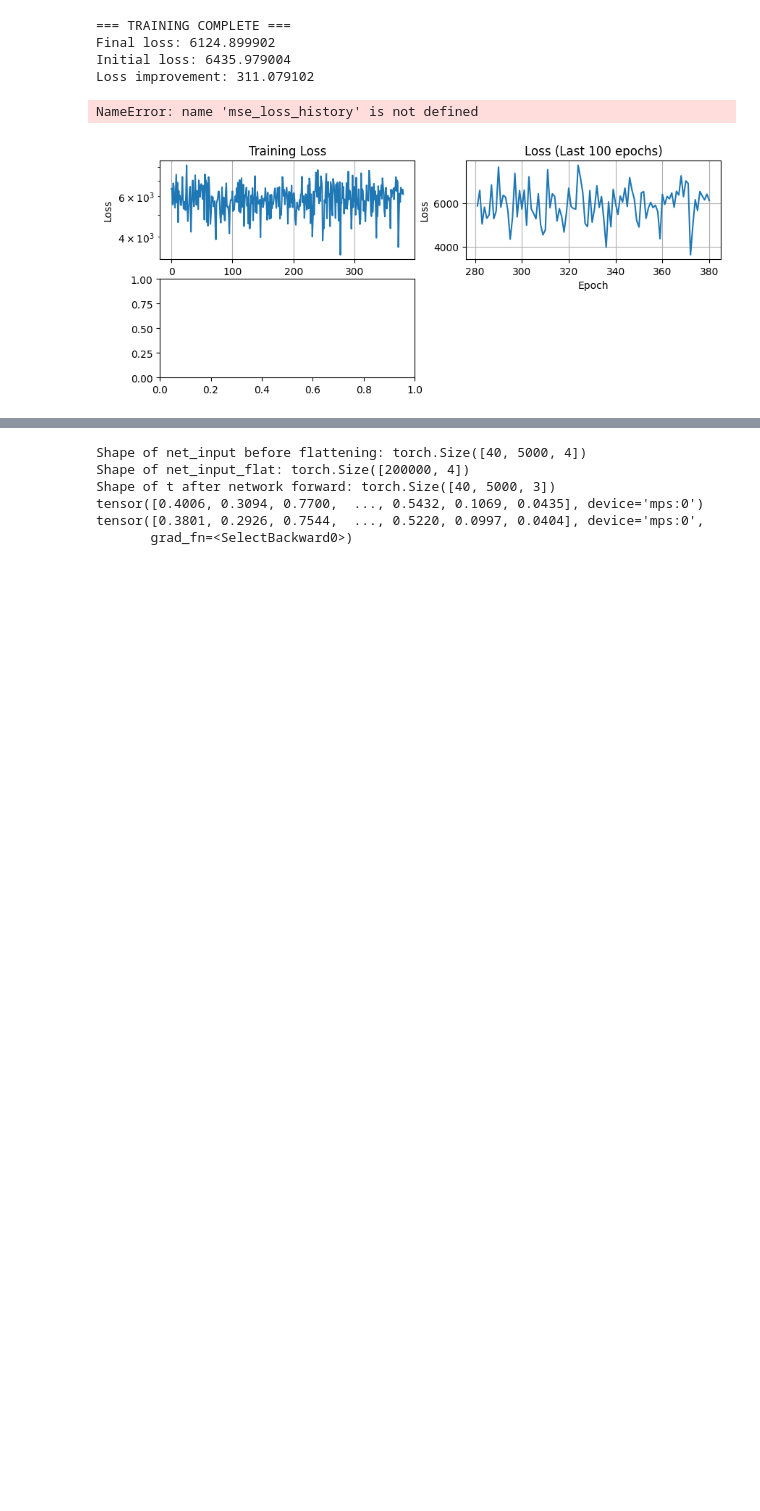
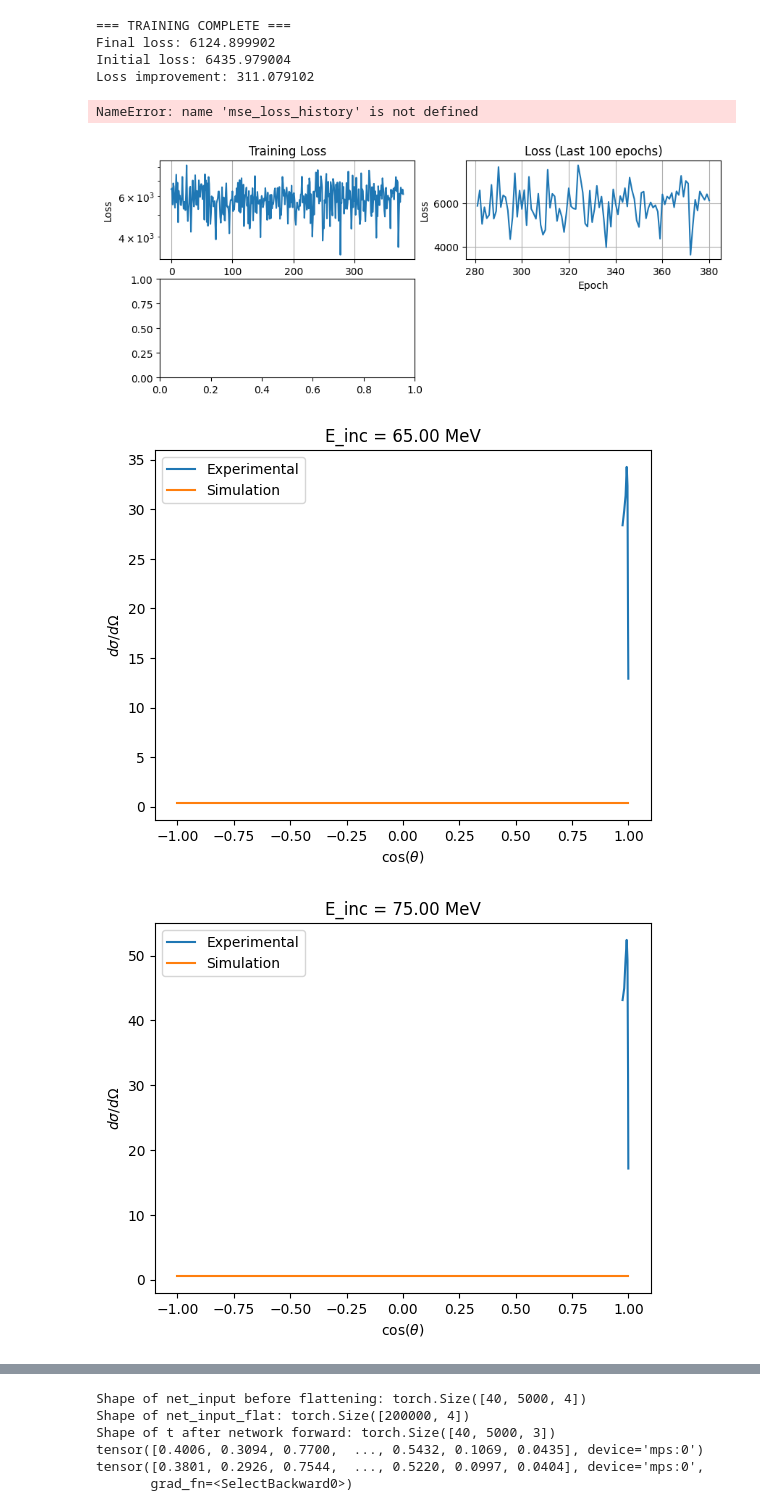
Before and after one commit to LucAstrand/MCML, a Jupyter notebook: npReactionv7.ipynb, the cells around one changed output, grey strips where cells are left out. Drawn from its saved outputs; the diff is of its cells as text; code cells hidden in the pictures; blank space fills up the shorter version.

```diff
--- a/npReactionv7.ipynb
+++ b/npReactionv7.ipynb
@@ -807,31 +1000,34 @@ for idx in monitor_indices:
 
     with torch.no_grad():
         t = net(net_input_flat).reshape(1, n_mc_samples, n_in)
         r1 = t[:, :, 0]
         r2 = t[:, :, 1]
         r3 = t[:, :, 2]
 
         # Now acs_pipeline gets (B=1, N) inputs for r1, r2, r3
         sim_dist = acs_pipeline(Ek_batch * 1e3, r1, r2, r3).squeeze(0)  # (M,)
         # print(sim_dist.shape, cos_theta_bins.shape)
         sim_dist = sim_dist * exp_dist.sum() / (sim_dist.sum() + 1e-8)  # Normalize to match experimental scale
         # sim_dist = ecs_pipeline(Ek_batch, r1, r2, r3).squeeze(0)  # (M,)
 
     # Plot
     plt.figure()
     plt.plot(cos_theta_exp.cpu(), exp_dist.cpu(), label='Experimental')
     plt.plot(cos_theta_bins.cpu(), sim_dist.cpu(), label='Simulation')
     plt.xlabel(r'$\cos(\theta)$')
     # plt.xlim(0, 2)
 
     # plt.plot(E_sec_exp.cpu(), exp_dist.cpu(), label='Experimental')
     # plt.plot(E_sec_exp.cpu(), sim_dist.cpu(), label='Simulation')
     # plt.xlabel(r'$E_{\text{sec}}$ [MeV]')
 
     plt.ylabel(r'$d\sigma/d\Omega$')
-    plt.title(f'E_inc = {Ek_val.item():.2f} MeV')
+    plt.title(f'E_inc = {(Ek_val.item() * 1e3):.2f} MeV')
     plt.legend()
     plt.show()
 
 
 # ## Testing
+# %% [output]
+[figure, added]
+[figure, added]
```
Also changed, not shown: parts of 4 cells of this notebook.
